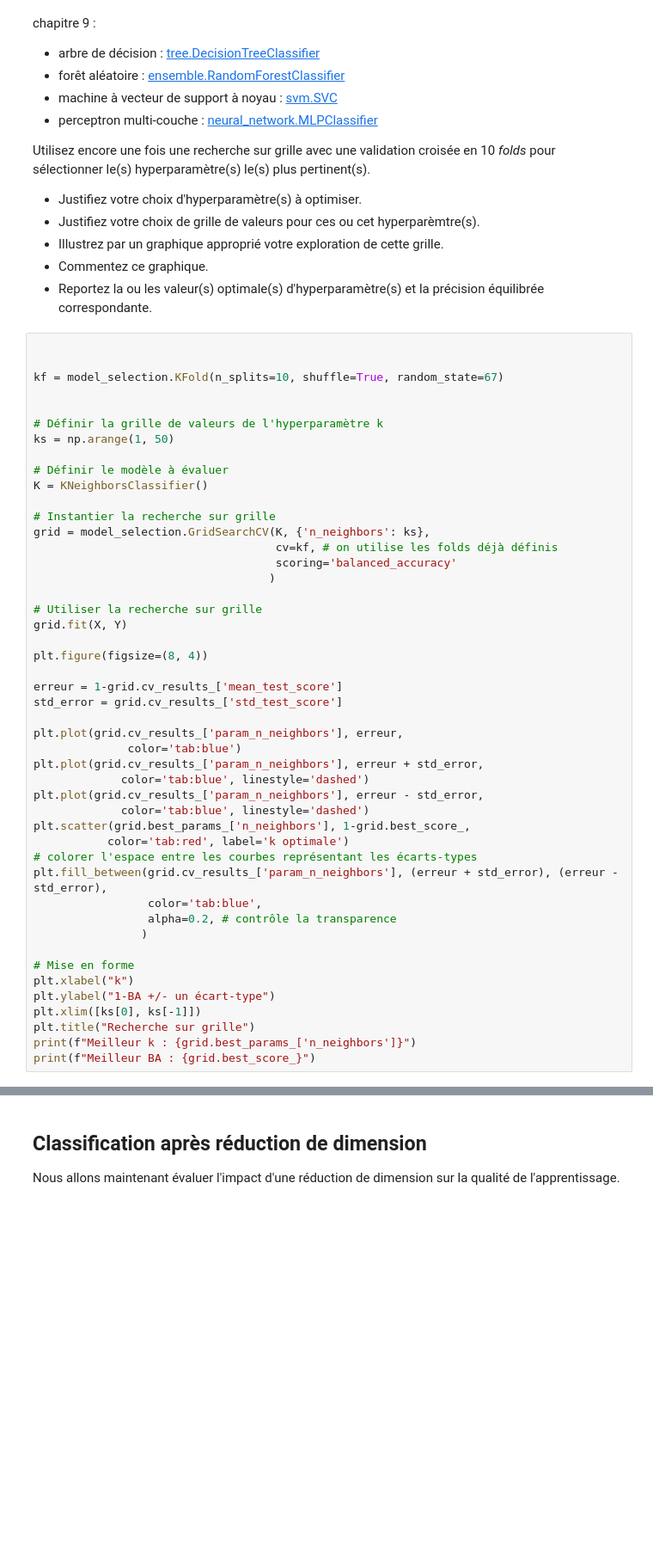
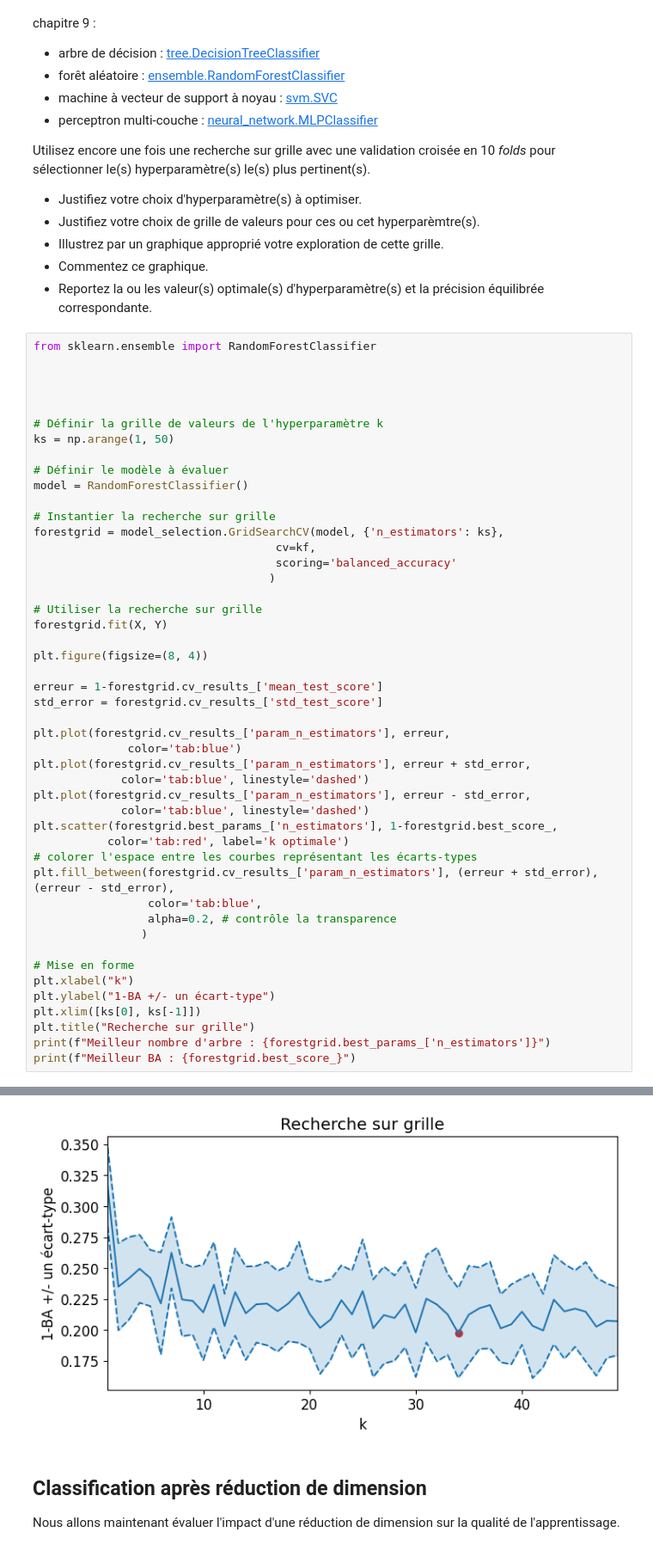
Before and after one commit to simonlamaze/ProjetSDD, a Jupyter notebook: Projet.ipynb, the cells around one changed output, grey strips where cells are left out. Shown at 86% size. Saved outputs shown, nothing was run; the diff lists cells and outputs as text; blank space fills up the shorter version.

```diff
--- a/Projet.ipynb
+++ b/Projet.ipynb
@@ -400,41 +400,41 @@ Utilisez encore une fois une recherche sur grille avec une validation croisée e
 * Commentez ce graphique.
 * Reportez la ou les valeur(s) optimale(s) d'hyperparamètre(s) et la précision équilibrée correspondante.
 # %%
+from sklearn.ensemble import RandomForestClassifier
 
 
-kf = model_selection.KFold(n_splits=10, shuffle=True, random_state=67)
 
 
 # Définir la grille de valeurs de l'hyperparamètre k
 ks = np.arange(1, 50)
 
 # Définir le modèle à évaluer
-K = KNeighborsClassifier()
+model = RandomForestClassifier()
 
 # Instantier la recherche sur grille
-grid = model_selection.GridSearchCV(K, {'n_neighbors': ks},
-                                    cv=kf, # on utilise les folds déjà définis
+forestgrid = model_selection.GridSearchCV(model, {'n_estimators': ks},
+                                    cv=kf,
                                     scoring='balanced_accuracy'
                                    )
 
 # Utiliser la recherche sur grille
-grid.fit(X, Y)
+forestgrid.fit(X, Y)
 
 plt.figure(figsize=(8, 4))
 
-erreur = 1-grid.cv_results_['mean_test_score']
-std_error = grid.cv_results_['std_test_score']
+erreur = 1-forestgrid.cv_results_['mean_test_score']
+std_error = forestgrid.cv_results_['std_test_score']
 
-plt.plot(grid.cv_results_['param_n_neighbors'], erreur,
+plt.plot(forestgrid.cv_results_['param_n_estimators'], erreur,
               color='tab:blue')
-plt.plot(grid.cv_results_['param_n_neighbors'], erreur + std_error,
+plt.plot(forestgrid.cv_results_['param_n_estimators'], erreur + std_error,
              color='tab:blue', linestyle='dashed')
-plt.plot(grid.cv_results_['param_n_neighbors'], erreur - std_error,
+plt.plot(forestgrid.cv_results_['param_n_estimators'], erreur - std_error,
              color='tab:blue', linestyle='dashed')
-plt.scatter(grid.best_params_['n_neighbors'], 1-grid.best_score_,
+plt.scatter(forestgrid.best_params_['n_estimators'], 1-forestgrid.best_score_,
            color='tab:red', label='k optimale')
 # colorer l'espace entre les courbes représentant les écarts-types
-plt.fill_between(grid.cv_results_['param_n_neighbors'], (erreur + std_error), (erreur - std_error),
+plt.fill_between(forestgrid.cv_results_['param_n_estimators'], (erreur + std_error), (erreur - std_error),
                  color='tab:blue',
                  alpha=0.2, # contrôle la transparence
                 )
@@ -444,5 +444,6 @@ plt.xlabel("k")
 plt.ylabel("1-BA +/- un écart-type")
 plt.xlim([ks[0], ks[-1]])
 plt.title("Recherche sur grille")
-print(f"Meilleur k : {grid.best_params_['n_neighbors']}")
-print(f"Meilleur BA : {grid.best_score_}")
+print(f"Meilleur nombre d'arbre : {forestgrid.best_params_['n_estimators']}")
+print(f"Meilleur BA : {forestgrid.best_score_}")
+# %% [output]
@@ -449,3 +452,4 @@ print(f"Meilleur BA : {grid.best_score_}")
+[figure, added]
 # %% [markdown]
 ## Classification après réduction de dimension
 
```
Also changed, not shown: parts of 2 cells of this notebook.
